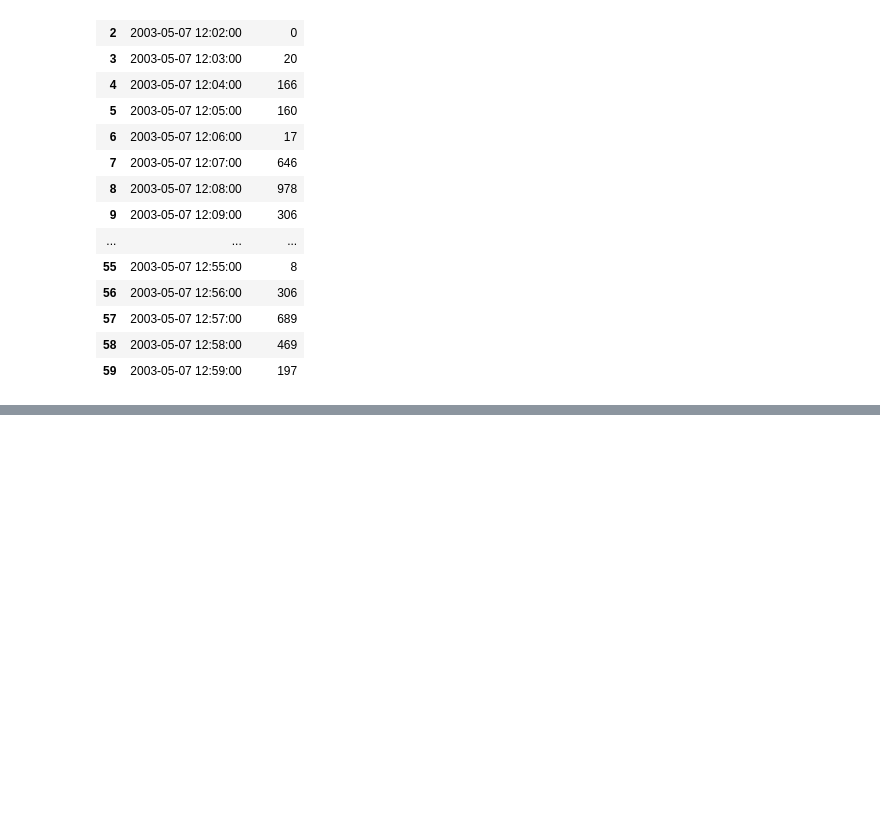
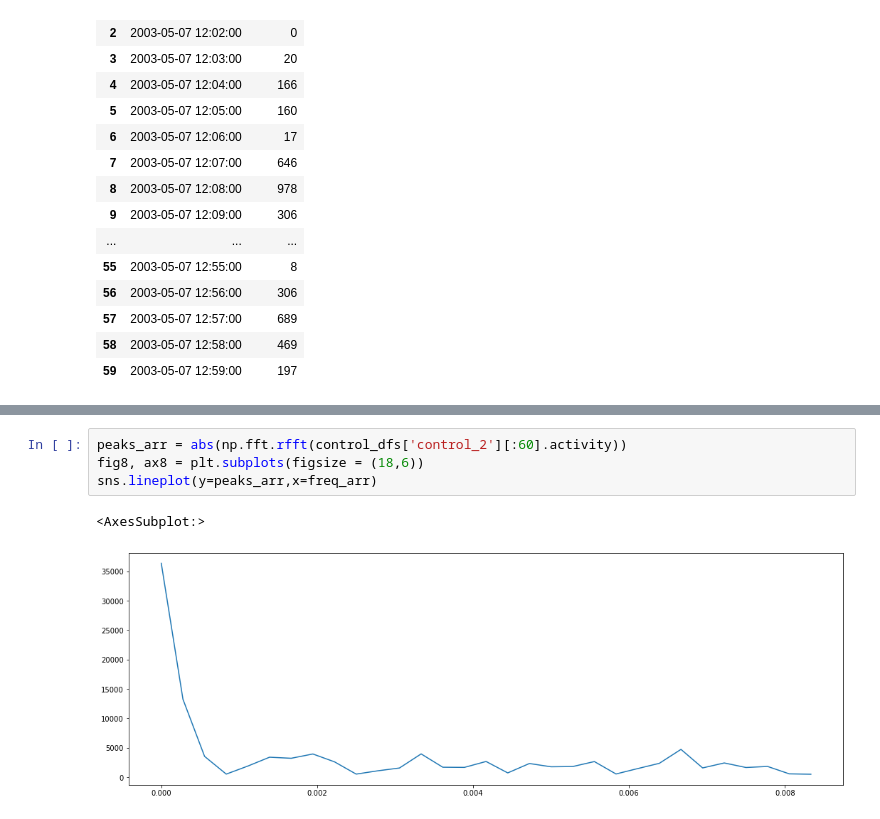
Before and after one commit to mattlegro/MDD-Classification-Project, a Jupyter notebook: preprocessing_and_features.ipynb, the cells around one changed output, grey strips where cells are left out. Cells and saved outputs as stored; diff of their text form; blank space fills up the shorter version.

```diff
--- a/preprocessing_and_features.ipynb
+++ b/preprocessing_and_features.ipynb
@@ -205,0 +233,7 @@ sns.lineplot(y=peaks_arr,x=freq_arr)
+# %%
+peaks_arr = abs(np.fft.rfft(control_dfs['control_2'][:60].activity))
+fig8, ax8 = plt.subplots(figsize = (18,6))
+sns.lineplot(y=peaks_arr,x=freq_arr)
+# %% [output]
+<AxesSubplot:>
+[figure, added]
```
Also changed, not shown: parts of 77 cells of this notebook.
